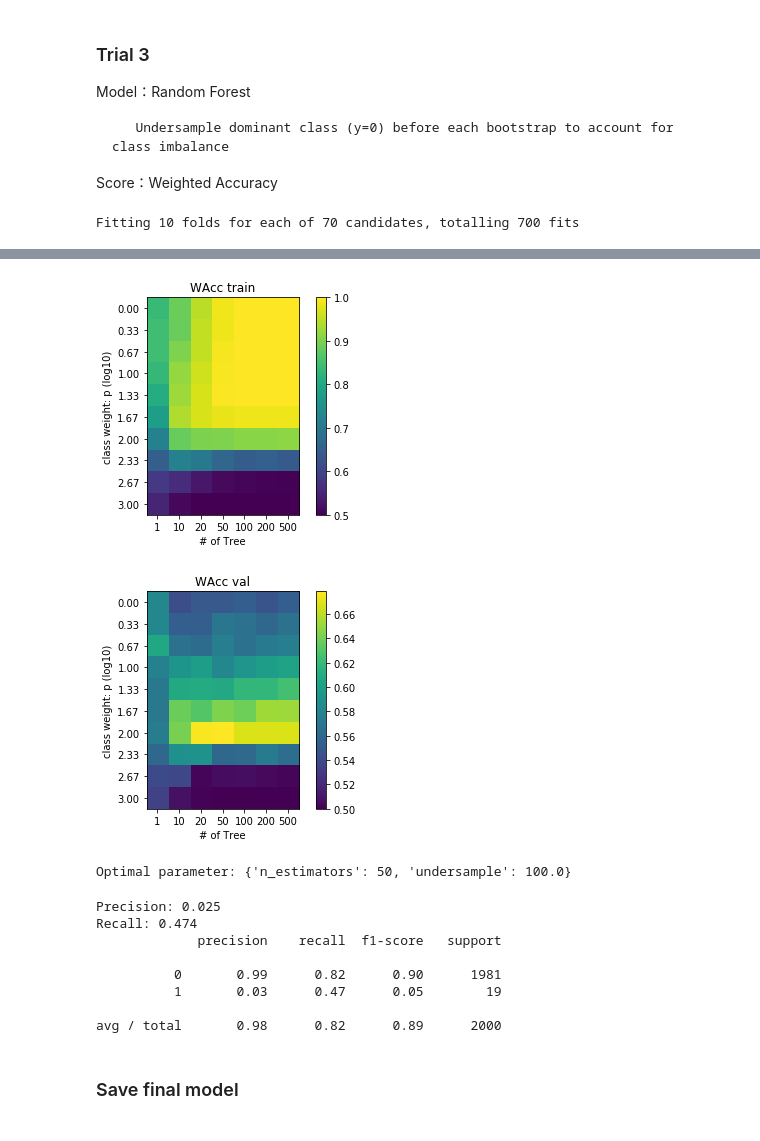
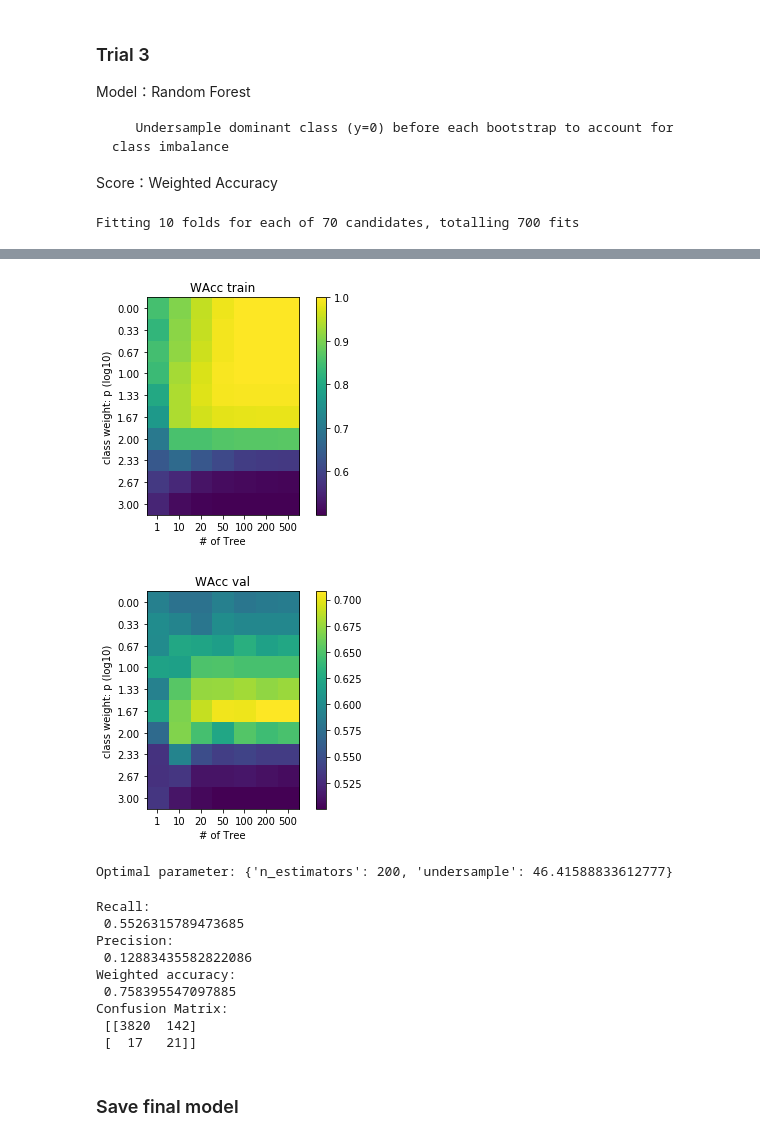
Before and after one commit to zl376/class_imb, a Jupyter notebook: main.ipynb, the cells around one changed output, grey strips where cells are left out. Drawn from its saved outputs; the diff is of its cells as text; code cells hidden in the pictures.

```diff
--- a/main.ipynb
+++ b/main.ipynb
@@ -50,14 +52,10 @@ metric = {'Precision': precision_score,
 # %%
 feature, label = make_classification(n_samples = 20000,
                                      n_features = 10,
-                                     n_informative = 5,
-                                     n_redundant = 3,
+                                     n_informative = 6,
+                                     n_redundant = 2,
                                      n_clusters_per_class = 1,
                                      weights = [fac_imb/(fac_imb+1), 1/(fac_imb+1)],
-                                     class_sep = 0.5,
+                                     class_sep = 1.0,
                                      shuffle = False,
-                                     random_state = 43,
                                     )
-
-plt.scatter(feature[:,0], feature[:,1], c=label, cmap=plt.get_cmap('bwr'))
-plt.show()
@@ -131,7 +127,7 @@ gs = GridSearchCV(clf,
                   cv=K,
                   param_grid=param_grid,
                   scoring=scoring,
-                  verbose=2,
+                  verbose=1,
                   n_jobs=-1,
                   refit=False)
 
@@ -200,7 +194,7 @@ gs = GridSearchCV(clf,
                   cv=K,
                   param_grid=param_grid,
                   scoring=scoring,
-                  verbose=2,
+                  verbose=1,
                   n_jobs=-1,
                   refit=False)
 
@@ -279,7 +270,7 @@ gs = GridSearchCV(clf,
                   cv=K,
                   param_grid=param_grid,
                   scoring=scoring,
-                  verbose=2,
+                  verbose=1,
                   n_jobs=-1,
                   refit=False)
 
@@ -356,7 +345,7 @@ gs = GridSearchCV(clf,
                   cv=K,
                   param_grid=param_grid,
                   scoring=scoring,
-                  verbose=2,
+                  verbose=1,
                   n_jobs=-1,
                   refit=False)
 
@@ -390,6 +379,6 @@ Fitting 10 folds for each of 70 candidates, totalling 700 fits
-[figure, old version]
+[figure, new version]
-[figure, old version]
+[figure, new version]
-Optimal parameter: {'n_estimators': 50, 'undersample': 100.0}
+Optimal parameter: {'n_estimators': 200, 'undersample': 46.41588833612777}
 # %%
 # Fit model using all training data (without CV)
 clf = UnderRandomForestClassifier(**param_optim)
@@ -400,18 +389,17 @@ clf.fit(feature_train, label_train)
 label_pred = clf.predict(feature_test)
 
 for name, func in metric.items():
-    print('{0}: {1:.3f}'.format(name, func(label_test, label_pred)))
-
-print(classification_report(label_test, label_pred))
+    print('{0}:\n {1}'.format(name, func(label_test, label_pred)))
 # %% [output]
-Precision: 0.025
-Recall: 0.474
-             precision    recall  f1-score   support
-
-          0       0.99      0.82      0.90      1981
-          1       0.03      0.47      0.05        19
-
-avg / total       0.98      0.82      0.89      2000
+Recall:
+ 0.5526315789473685
+Precision:
+ 0.12883435582822086
+Weighted accuracy:
+ 0.758395547097885
+Confusion Matrix:
+ [[3820  142]
+ [  17   21]]
 # %% [markdown]
 ### Save final model
 # %%
```
Also changed, not shown: parts of 17 cells of this notebook, 4 other files.
